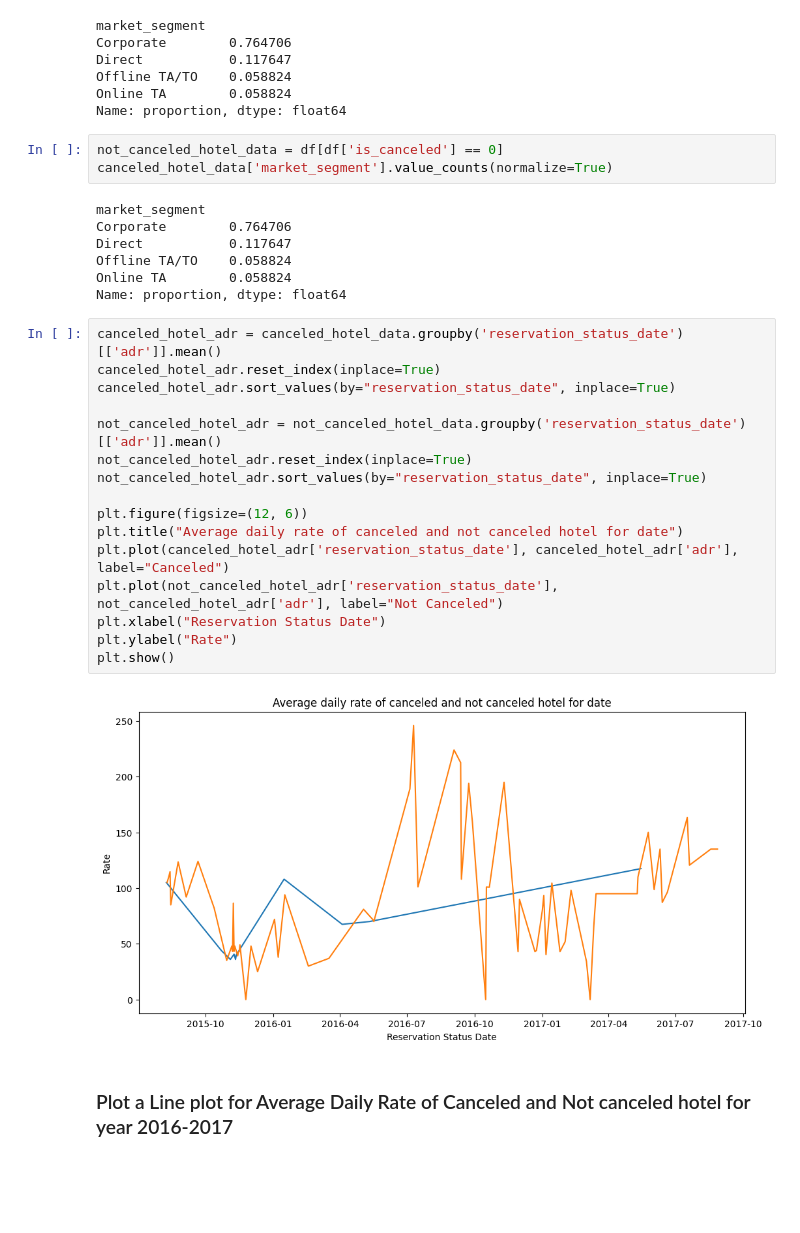
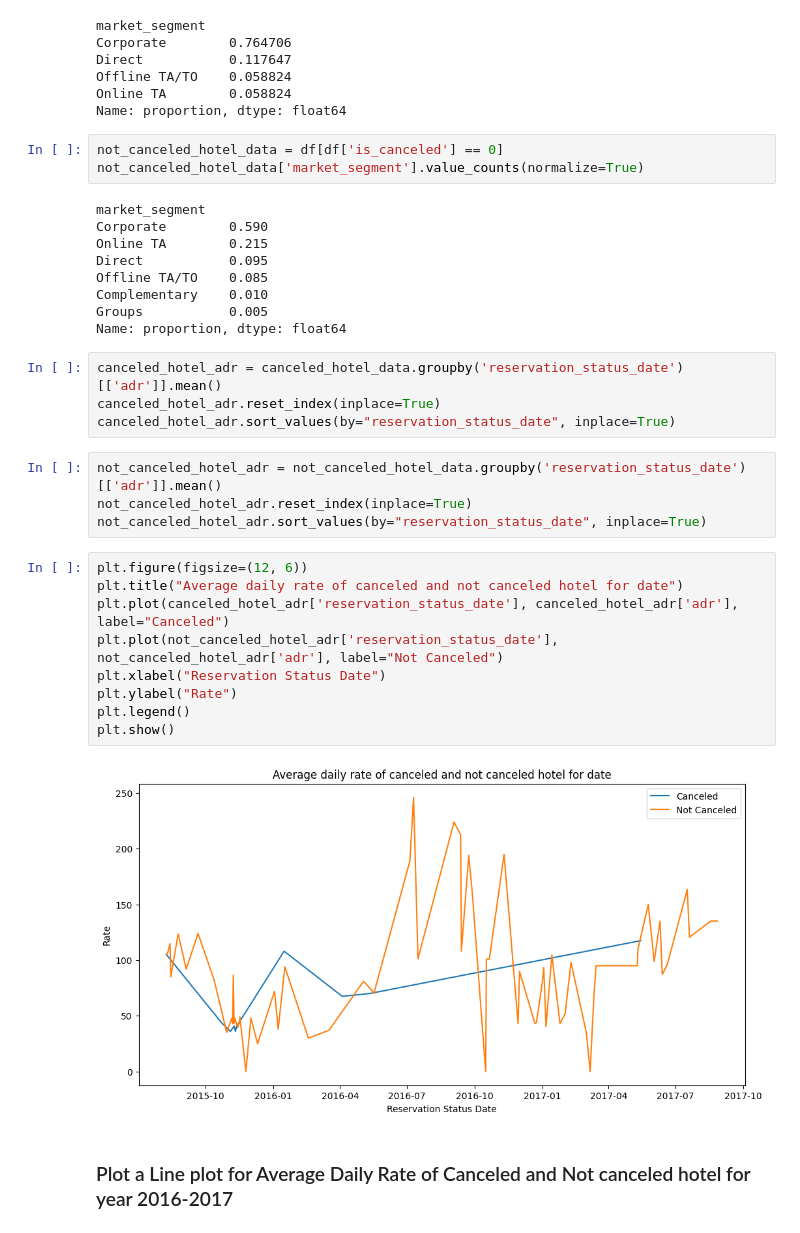
Before and after one commit to mrmahendra27/Projects, a Jupyter notebook: Data Analysis/Hotel_Data_Analysis.ipynb, the cells around one changed output. Cells and saved outputs as stored; diff of their text form; blank space fills up the shorter version.

```diff
--- a/Data Analysis/Hotel_Data_Analysis.ipynb
+++ b/Data Analysis/Hotel_Data_Analysis.ipynb
@@ -368,32 +376,35 @@ Online TA        0.058824
 Name: proportion, dtype: float64
 # %%
 not_canceled_hotel_data = df[df['is_canceled'] == 0]
-canceled_hotel_data['market_segment'].value_counts(normalize=True)
+not_canceled_hotel_data['market_segment'].value_counts(normalize=True)
 # %% [output]
 market_segment
-Corporate        0.764706
-Direct           0.117647
-Offline TA/TO    0.058824
-Online TA        0.058824
+Corporate        0.590
+Online TA        0.215
+Direct           0.095
+Offline TA/TO    0.085
+Complementary    0.010
+Groups           0.005
 Name: proportion, dtype: float64
+# %%
+canceled_hotel_adr = canceled_hotel_data.groupby('reservation_status_date')[['adr']].mean()
+canceled_hotel_adr.reset_index(inplace=True)
+canceled_hotel_adr.sort_values(by="reservation_status_date", inplace=True)
+# %%
+not_canceled_hotel_adr = not_canceled_hotel_data.groupby('reservation_status_date')[['adr']].mean()
+not_canceled_hotel_adr.reset_index(inplace=True)
+not_canceled_hotel_adr.sort_values(by="reservation_status_date", inplace=True)
 # %%
-canceled_hotel_adr = canceled_hotel_data.groupby('reservation_status_date')[['adr']].mean()
-canceled_hotel_adr.reset_index(inplace=True)
-canceled_hotel_adr.sort_values(by="reservation_status_date", inplace=True)
-
-not_canceled_hotel_adr = not_canceled_hotel_data.groupby('reservation_status_date')[['adr']].mean()
-not_canceled_hotel_adr.reset_index(inplace=True)
-not_canceled_hotel_adr.sort_values(by="reservation_status_date", inplace=True)
-
 plt.figure(figsize=(12, 6))
 plt.title("Average daily rate of canceled and not canceled hotel for date")
 plt.plot(canceled_hotel_adr['reservation_status_date'], canceled_hotel_adr['adr'], label="Canceled")
 plt.plot(not_canceled_hotel_adr['reservation_status_date'], not_canceled_hotel_adr['adr'], label="Not Canceled")
 plt.xlabel("Reservation Status Date")
 plt.ylabel("Rate")
+plt.legend()
 plt.show()
 # %% [output]
-[figure, old version]
+[figure, new version]
 # %% [markdown]
 ### Plot a Line plot for Average Daily Rate of Canceled and Not canceled hotel for year 2016-2017
 # %%
```
Also changed, not shown: parts of 2 cells of this notebook.
